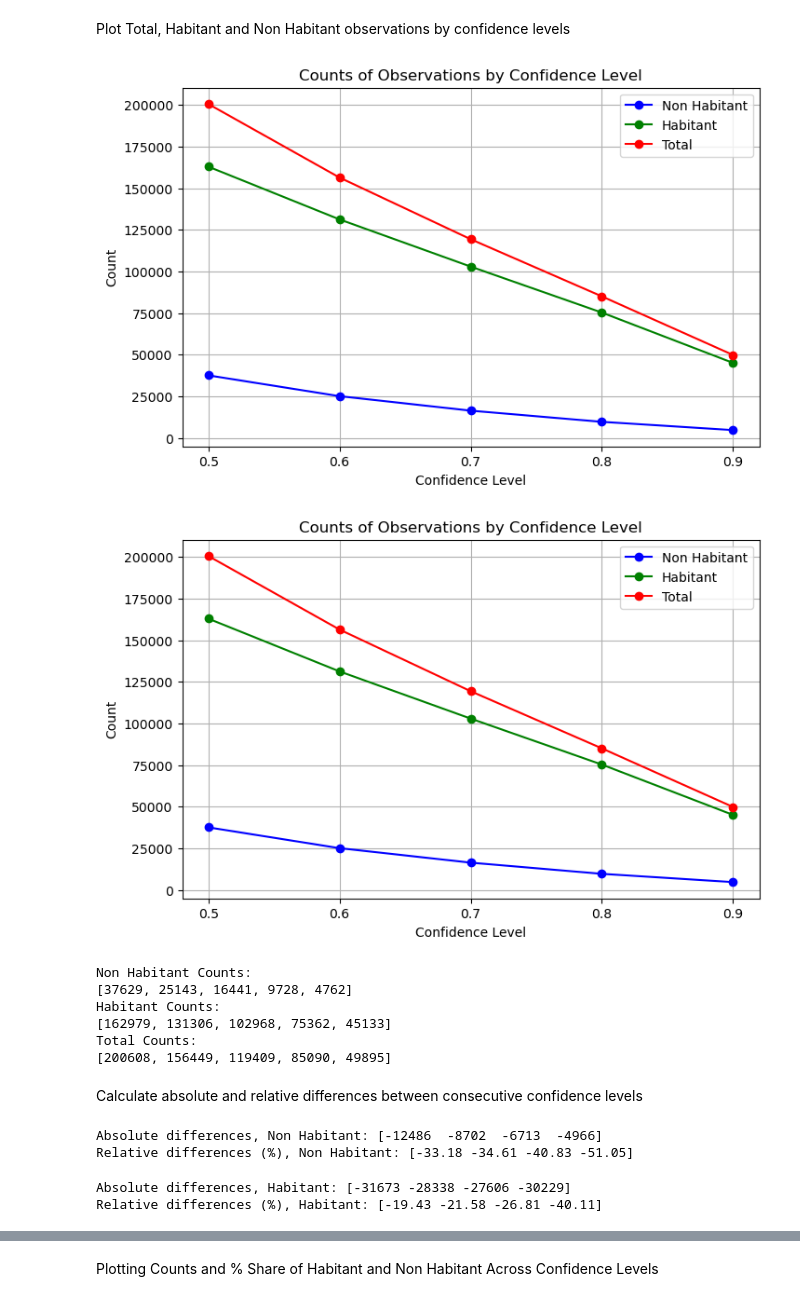
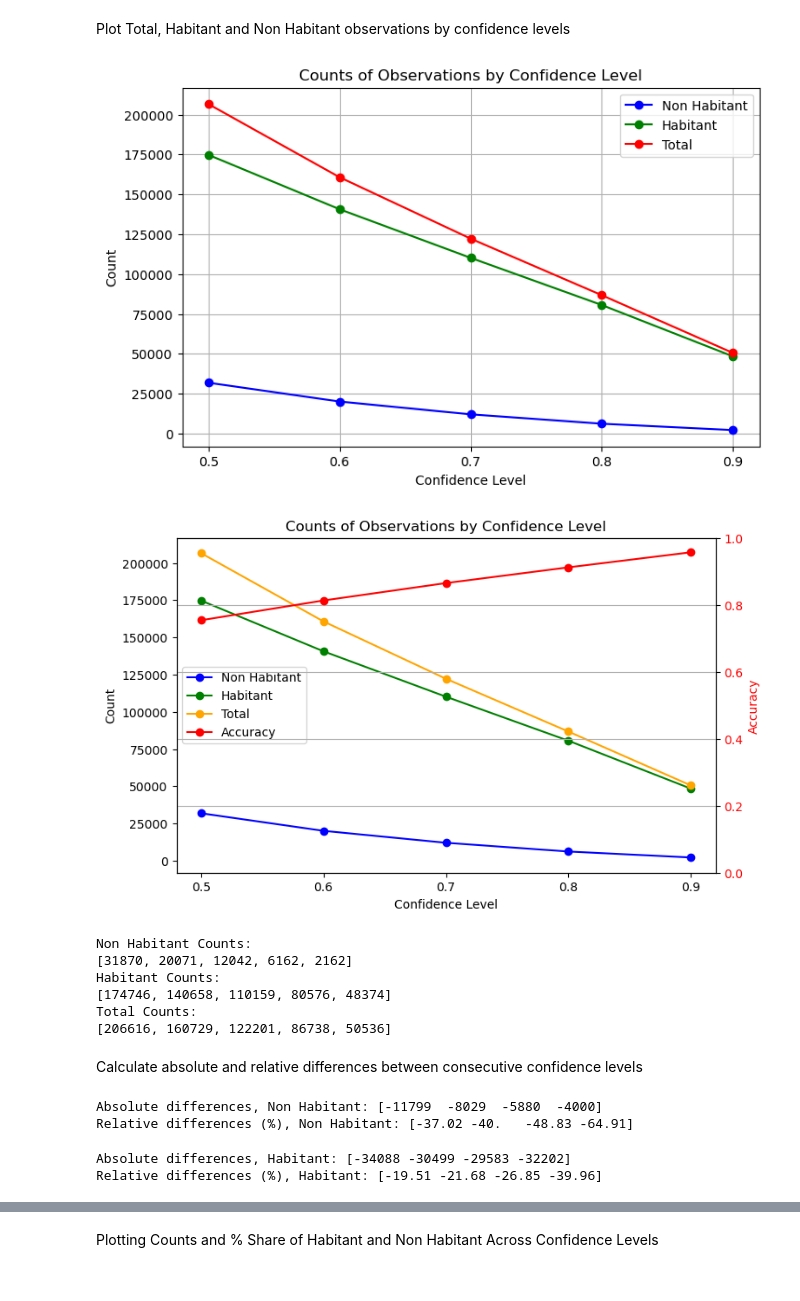
Before and after one commit to andreihushcha/bird_audio_2025, a Jupyter notebook: EDA_20250318.ipynb, the cells around one changed output, grey strips where cells are left out. Cells and saved outputs as stored; diff of their text form; code cells hidden in the pictures.

Commit message:
updated eda notebook and raw data

```diff
--- a/EDA_20250318.ipynb
+++ b/EDA_20250318.ipynb
@@ -192,7 +192,7 @@ def filter_dataset_by_groups(df):
 # %% [markdown]
 Preprocessing Data
 # %%
-data = pd.read_csv('data/data.csv')
+data = pd.read_csv('data/data_20250330.csv')
 # %%
 # dropping redundant columns
 data = data.drop(columns=['Unnamed: 0', 'Scientific name', 'Year'])
@@ -261,50 +261,60 @@ plt.legend()
 plt.grid(True)
 plt.show()
 # %% [output]
-[figure, old version]
+[figure, new version]
 # %%
-# Define confidence levels and corresponding datasets
 datasets = ['0.5', '0.6', '0.7', '0.8', '0.9']
 
+# Compute average accuracies for each dataset
 accuracies = [
     data_05['Confidence'].mean().round(3),
     data_06['Confidence'].mean().round(3),
     data_07['Confidence'].mean().round(3),
     data_08['Confidence'].mean().round(3),
     data_09['Confidence'].mean().round(3)
 ]
 
 # Extract counts for values 0 and 1 for each dataset
 counts_0 = [x['Habitant'].value_counts().get(0, 0) for x in [data_05, data_06, data_07, data_08, data_09]]
 counts_1 = [x['Habitant'].value_counts().get(1, 0) for x in [data_05, data_06, data_07, data_08, data_09]]
 
-# Compute total observations counts for each dataset
+# Compute total observation counts for each dataset
 total_counts = [len(data_05), len(data_06), len(data_07), len(data_08), len(data_09)]
 
-# Define x-axis positions
+# Define x-axis positions for the confidence levels
 x = range(len(datasets))
 
-plt.figure(figsize=(8, 5))
-plt.plot(x, counts_0, marker='o', linestyle='-', color = 'blue', label='Non Habitant')
-plt.plot(x, counts_1, marker='o', linestyle='-', color = 'green', label='Habitant')
-plt.plot(x, total_counts, marker='o', linestyle='-', color = 'red', label='Total')
+# Create the primary axis
+fig, ax1 = plt.subplots(figsize=(8, 5))
 
+# Plot counts on the primary y-axis
+ax1.plot(x, counts_0, marker='o', linestyle='-', color='blue', label='Non Habitant')
+ax1.plot(x, counts_1, marker='o', linestyle='-', color='green', label='Habitant')
+ax1.plot(x, total_counts, marker='o', linestyle='-', color='orange', label='Total')
+ax1.set_xlabel("Confidence Level")
+ax1.set_ylabel("Count", color='black')
+ax1.tick_params(axis='y', labelcolor='black')
+
+# Create a secondary y-axis for accuracy
 ax2 = ax1.twinx()
-
-line2, = ax2.plot(x, accuracies, marker='o', linestyle='-', color='red', label='Accuracy')
+ax2.plot(x, accuracies, marker='o', linestyle='-', color='red', label='Accuracy')
 ax2.set_ylabel("Accuracy", color='red')
 ax2.tick_params(axis='y', labelcolor='red')
 ax2.set_ylim(0, 1)
 
+# Set x-axis labels and plot title
 plt.xticks(x, datasets)
-plt.xlabel("Confidence Level")
-plt.ylabel("Count")
 plt.title("Counts of Observations by Confidence Level")
-plt.legend()
+
+# Combine legends from both axes
+lines1, labels1 = ax1.get_legend_handles_labels()
+lines2, labels2 = ax2.get_legend_handles_labels()
+ax1.legend(lines1 + lines2, labels1 + labels2, loc='center left')
+
 plt.grid(True)
 plt.show()
 # %% [output]
-[figure, old version]
+[figure, new version]
 # %%
 # add up descriptions
 print('Non Habitant Counts:')
@@ -315,11 +325,11 @@ print('Total Counts:')
 print(total_counts)
 # %% [output]
 Non Habitant Counts:
-[37629, 25143, 16441, 9728, 4762]
+[31870, 20071, 12042, 6162, 2162]
 Habitant Counts:
-[162979, 131306, 102968, 75362, 45133]
+[174746, 140658, 110159, 80576, 48374]
 Total Counts:
-[200608, 156449, 119409, 85090, 49895]
+[206616, 160729, 122201, 86738, 50536]
 # %% [markdown]
 Calculate absolute and relative differences between consecutive confidence levels
 # %%
@@ -330,8 +340,8 @@ rel_0 = (np.diff(counts_0) / counts_0[:-1] * 100).round(2) # Relative difference
 print("Absolute differences, Non Habitant:", abs_0)
 print("Relative differences (%), Non Habitant:", rel_0)
 # %% [output]
-Absolute differences, Non Habitant: [-12486  -8702  -6713  -4966]
-Relative differences (%), Non Habitant: [-33.18 -34.61 -40.83 -51.05]
+Absolute differences, Non Habitant: [-11799  -8029  -5880  -4000]
+Relative differences (%), Non Habitant: [-37.02 -40.   -48.83 -64.91]
 # %%
 # Habitant
 abs_1 = np.diff(counts_1)
@@ -340,8 +350,8 @@ rel_1 = (np.diff(counts_1) / counts_1[:-1] * 100).round(2)
 print("Absolute differences, Habitant:", abs_1)
 print("Relative differences (%), Habitant:", rel_1)
 # %% [output]
-Absolute differences, Habitant: [-31673 -28338 -27606 -30229]
-Relative differences (%), Habitant: [-19.43 -21.58 -26.81 -40.11]
+Absolute differences, Habitant: [-34088 -30499 -29583 -32202]
+Relative differences (%), Habitant: [-19.51 -21.68 -26.85 -39.96]
 # %%
 # Total
 abs_total = np.diff(total_counts)
```
Also changed, not shown: parts of 17 cells of this notebook, 7 other files.
